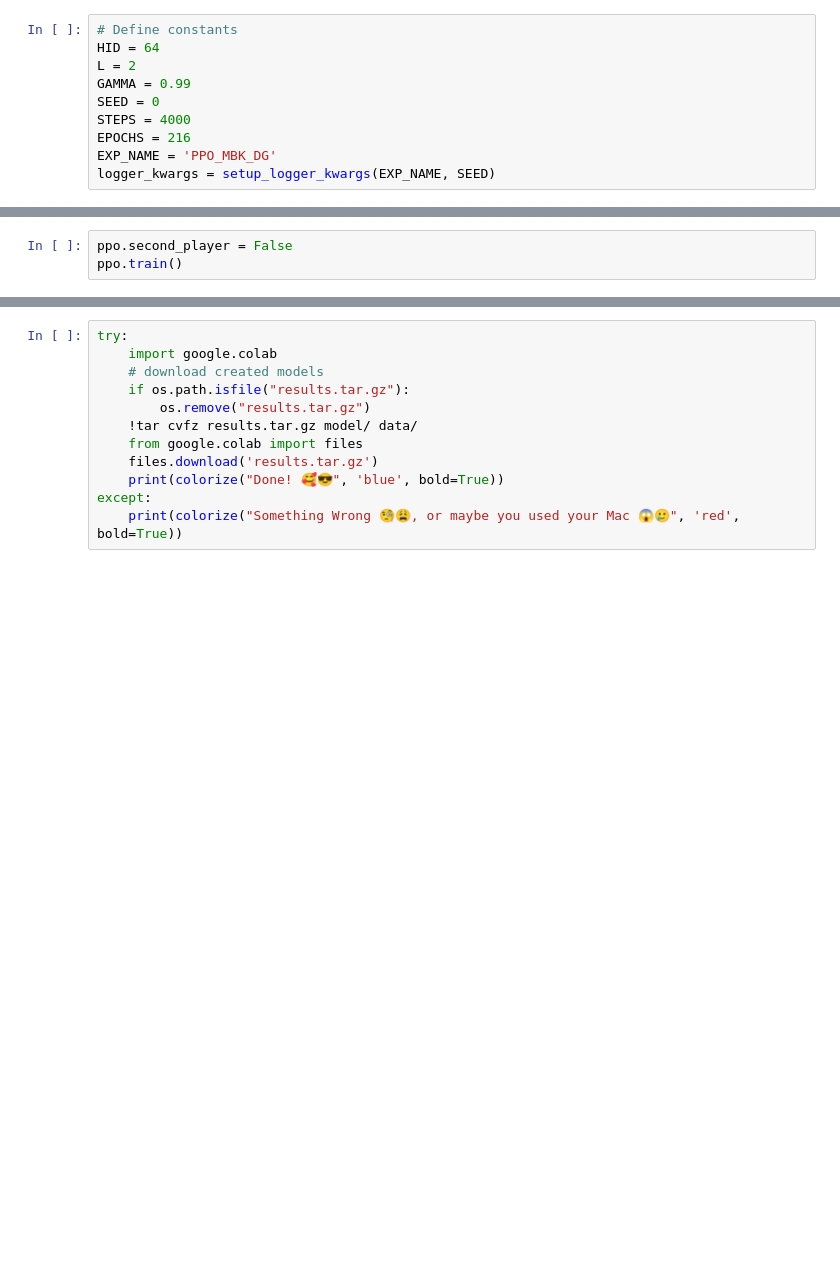
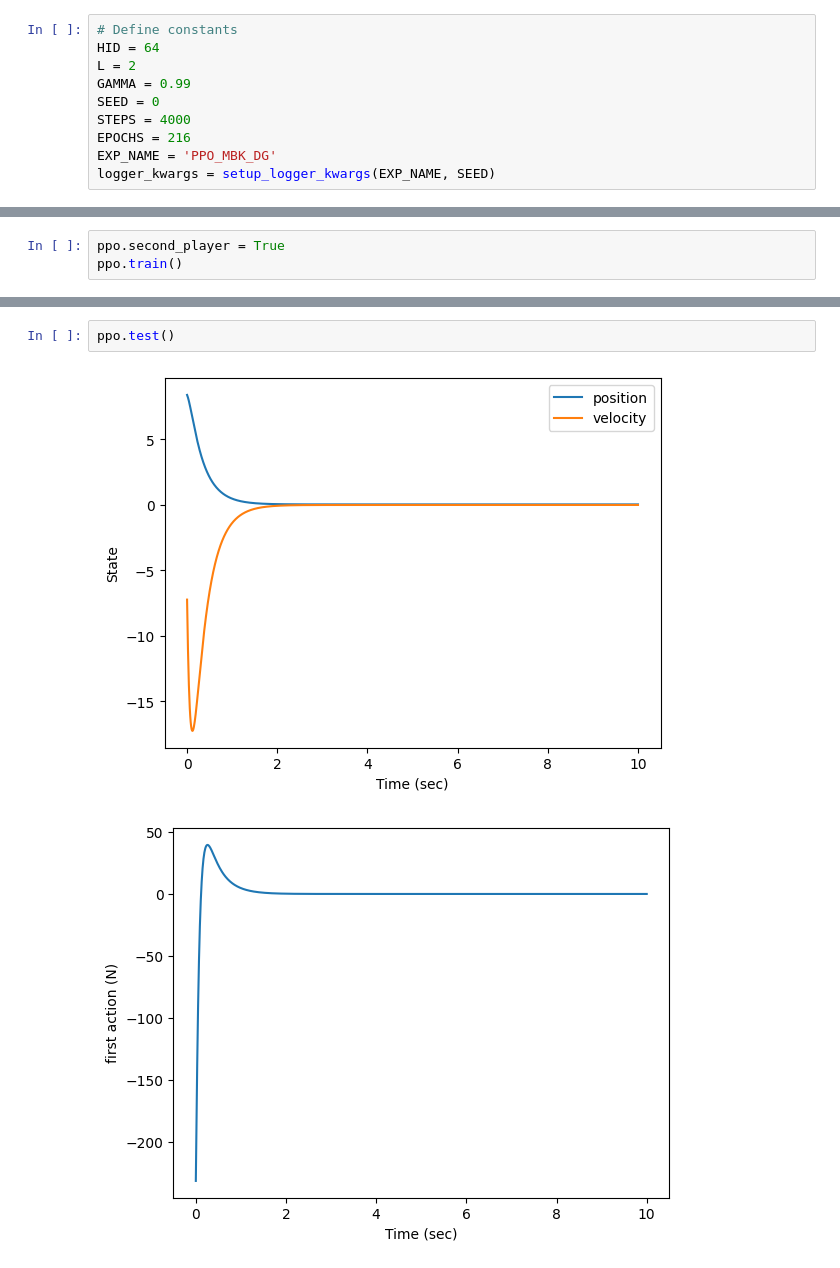
Before and after one commit to alibaniasad1999/master-thesis, a Jupyter notebook: Code/Python/MBK/PPO/DG/PPO_MBK_DG.ipynb, the cells around one changed output, grey strips where cells are left out. Saved outputs shown, nothing was run; the diff lists cells and outputs as text; blank space fills up the shorter version.

Commit message:
colab result notebook

```diff
--- a/Code/Python/MBK/PPO/DG/PPO_MBK_DG.ipynb
+++ b/Code/Python/MBK/PPO/DG/PPO_MBK_DG.ipynb
@@ -51,3 +94,3 @@ ppo.test(deterministic=False)
 # %%
-ppo.second_player = False
+ppo.second_player = True
 ppo.train()
@@ -54,12 +115,5 @@ ppo.train()
-# %%
-try:
-    import google.colab
-    # download created models
-    if os.path.isfile("results.tar.gz"):
-        os.remove("results.tar.gz")
-    !tar cvfz results.tar.gz model/ data/
-    from google.colab import files
-    files.download('results.tar.gz')
-    print(colorize("Done! 🥰😎", 'blue', bold=True))
-except:
-    print(colorize("Something Wrong 🧐😩, or maybe you used your Mac 😱🥲", 'red', bold=True))
+# %%
+ppo.test()
+# %% [output]
+[figure, added]
+[figure, added]
```
Also changed, not shown: parts of 7 cells of this notebook.
